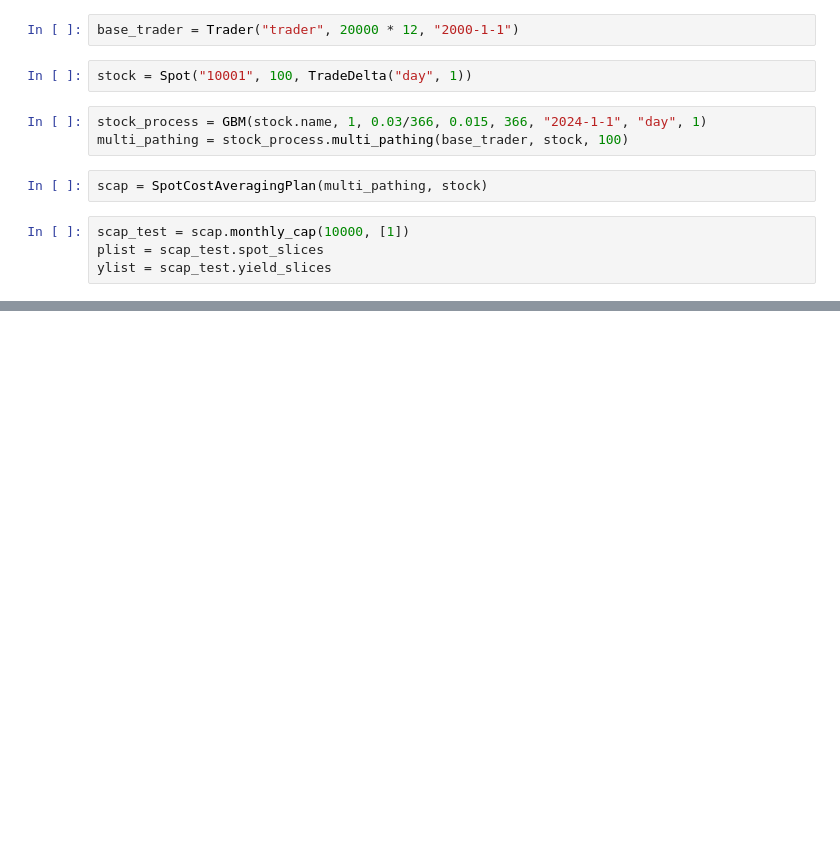
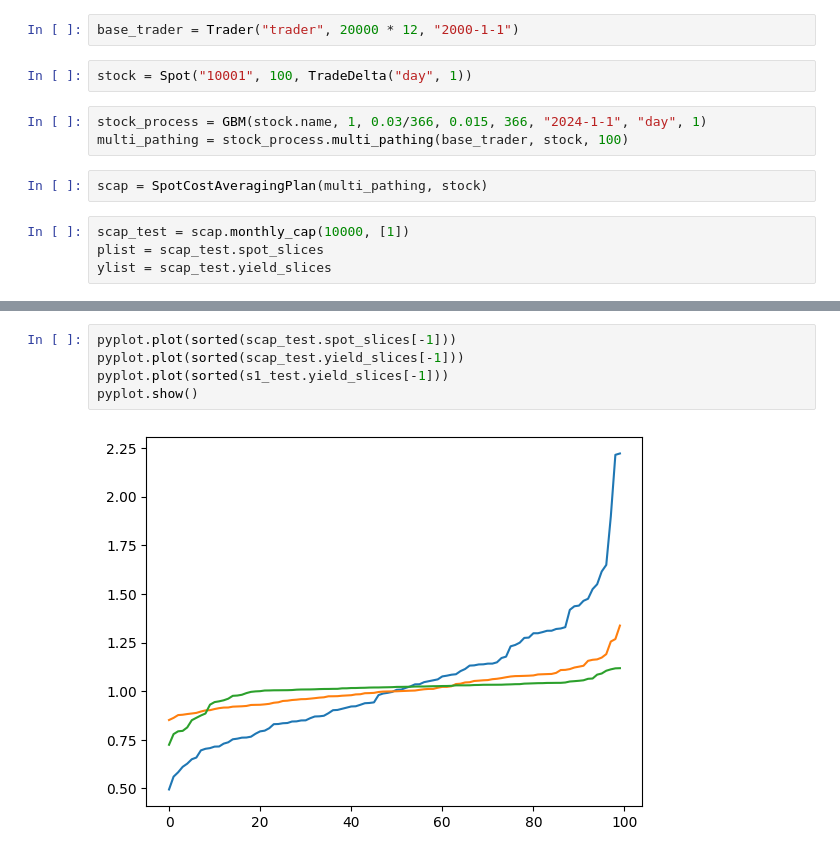
Before and after one commit to Sy-Sang/finance_utils, a Jupyter notebook: finance_utils/asset/spot/nb/nb3.ipynb, the cells around one changed output, grey strips where cells are left out. Cells and saved outputs as stored; diff of their text form; blank space fills up the shorter version.

```diff
--- a/finance_utils/asset/spot/nb/nb3.ipynb
+++ b/finance_utils/asset/spot/nb/nb3.ipynb
@@ -75,0 +83,7 @@ pyplot.show()
+# %%
+pyplot.plot(sorted(scap_test.spot_slices[-1]))
+pyplot.plot(sorted(scap_test.yield_slices[-1]))
+pyplot.plot(sorted(s1_test.yield_slices[-1]))
+pyplot.show()
+# %% [output]
+[figure, added]
```
Also changed, not shown: parts of 10 cells of this notebook, 2 other files.
